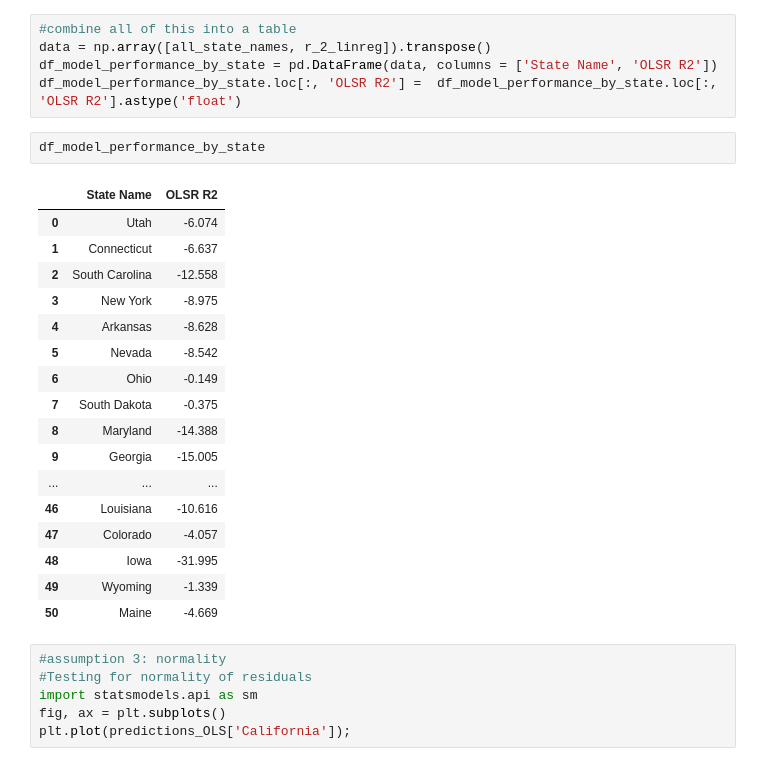
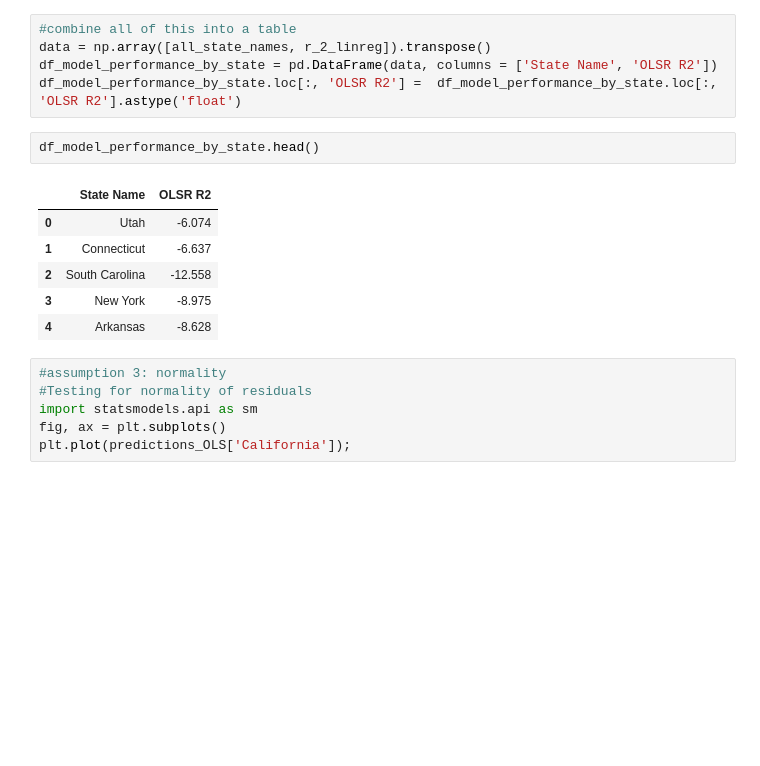
Before and after one commit to cjohnsoncruz/covid_spread_and_business_revenue, a Jupyter notebook: Quantifying_how_Covid_Case_Rates_affect_Business_Revenue.ipynb, the cells around one changed output. Saved outputs shown, nothing was run; the diff lists cells and outputs as text; blank space fills up the shorter version.

```diff
--- a/Quantifying_how_Covid_Case_Rates_affect_Business_Revenue.ipynb
+++ b/Quantifying_how_Covid_Case_Rates_affect_Business_Revenue.ipynb
@@ -450,25 +436,14 @@ data = np.array([all_state_names, r_2_linreg]).transpose()
 df_model_performance_by_state = pd.DataFrame(data, columns = ['State Name', 'OLSR R2'])
 df_model_performance_by_state.loc[:, 'OLSR R2'] =  df_model_performance_by_state.loc[:, 'OLSR R2'].astype('float')
 # %%
-df_model_performance_by_state
+df_model_performance_by_state.head()
 # %% [output]
 |  | State Name | OLSR R2 |
 | 0 | Utah | -6.074 |
 | 1 | Connecticut | -6.637 |
 | 2 | South Carolina | -12.558 |
 | 3 | New York | -8.975 |
 | 4 | Arkansas | -8.628 |
-| 5 | Nevada | -8.542 |
-| 6 | Ohio | -0.149 |
-| 7 | South Dakota | -0.375 |
-| 8 | Maryland | -14.388 |
-| 9 | Georgia | -15.005 |
-| ... | ... | ... |
-| 46 | Louisiana | -10.616 |
-| 47 | Colorado | -4.057 |
-| 48 | Iowa | -31.995 |
-| 49 | Wyoming | -1.339 |
-| 50 | Maine | -4.669 |
 # %%
 #assumption 3: normality
 #Testing for normality of residuals
```
Also changed, not shown: parts of 8 cells of this notebook.
